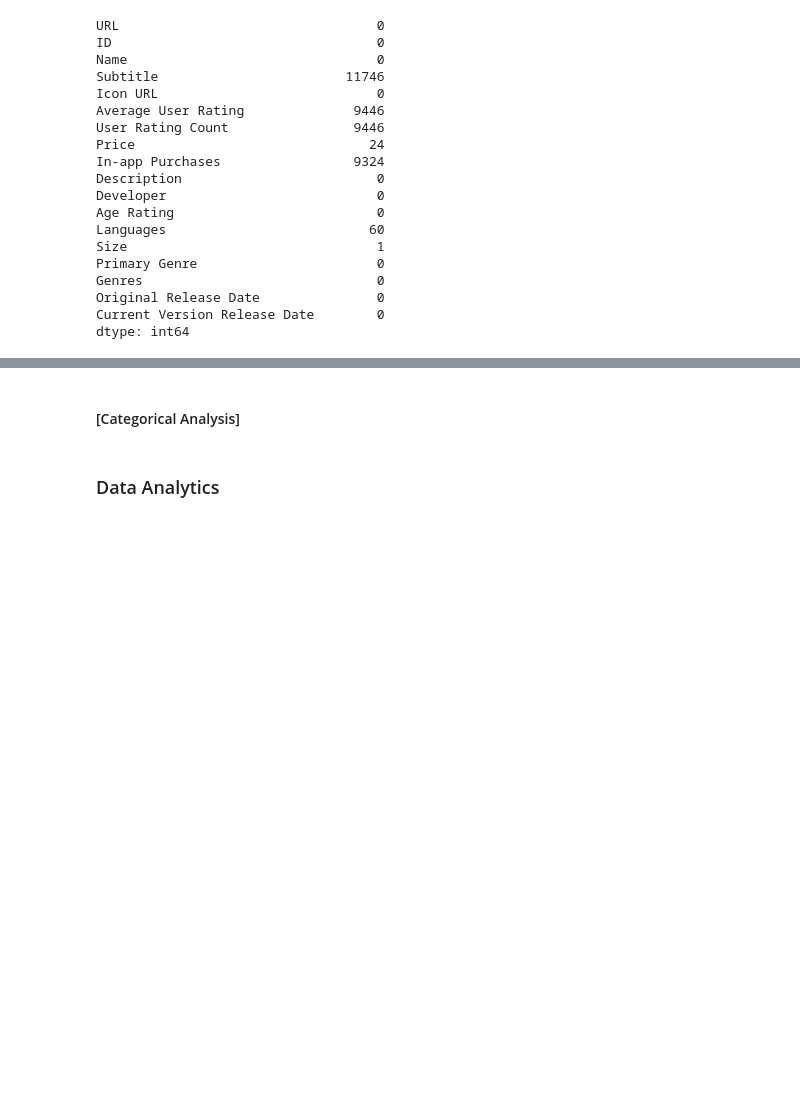
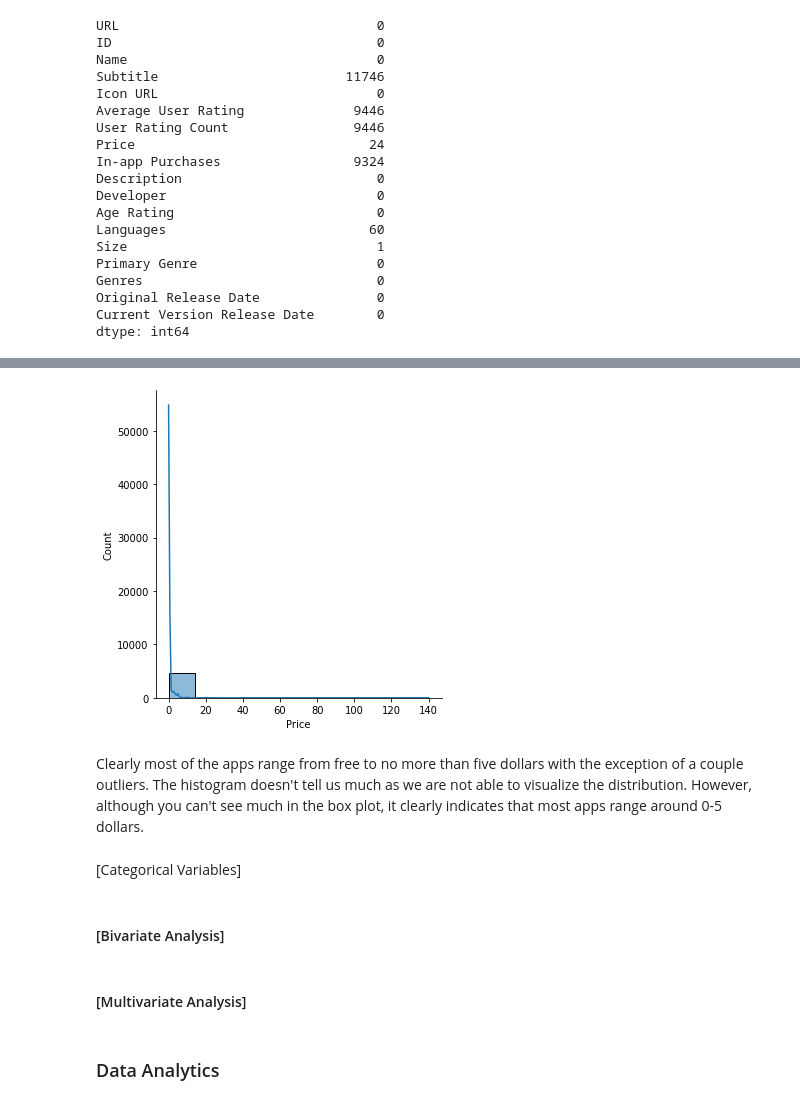
Before and after one commit to ChrisGarciaDS/App-Store-Analysis, a Jupyter notebook: app_analysis.ipynb, the cells around one changed output, grey strips where cells are left out. Cells and saved outputs as stored; diff of their text form; code cells hidden in the pictures; blank space fills up the shorter version.

```diff
--- a/app_analysis.ipynb
+++ b/app_analysis.ipynb
@@ -111,4 +186,15 @@ restaurants = restaurants.rename({'dba': 'name', 'cuisine description': 'cuisine
+# %%
+sns.displot(data = ratings, x = 'Price', bins = 10, kde = True)
+plt.show()
+# %% [output]
+[figure, added]
+# %% [markdown]
+Clearly most of the apps range from free to no more than five dollars with the exception of a couple outliers. The histogram doesn't tell us much as we are not able to visualize the distribution. However, although you can't see much in the box plot, it clearly indicates that most apps range around 0-5 dollars.
 # %% [markdown]
-#### [Categorical Analysis]
+[Categorical Variables]
+# %% [markdown]
+#### [Bivariate Analysis]
+# %% [markdown]
+#### [Multivariate Analysis]
 # %% [markdown]
 ### Data Analytics
```
Also changed, not shown: parts of 17 cells of this notebook.
